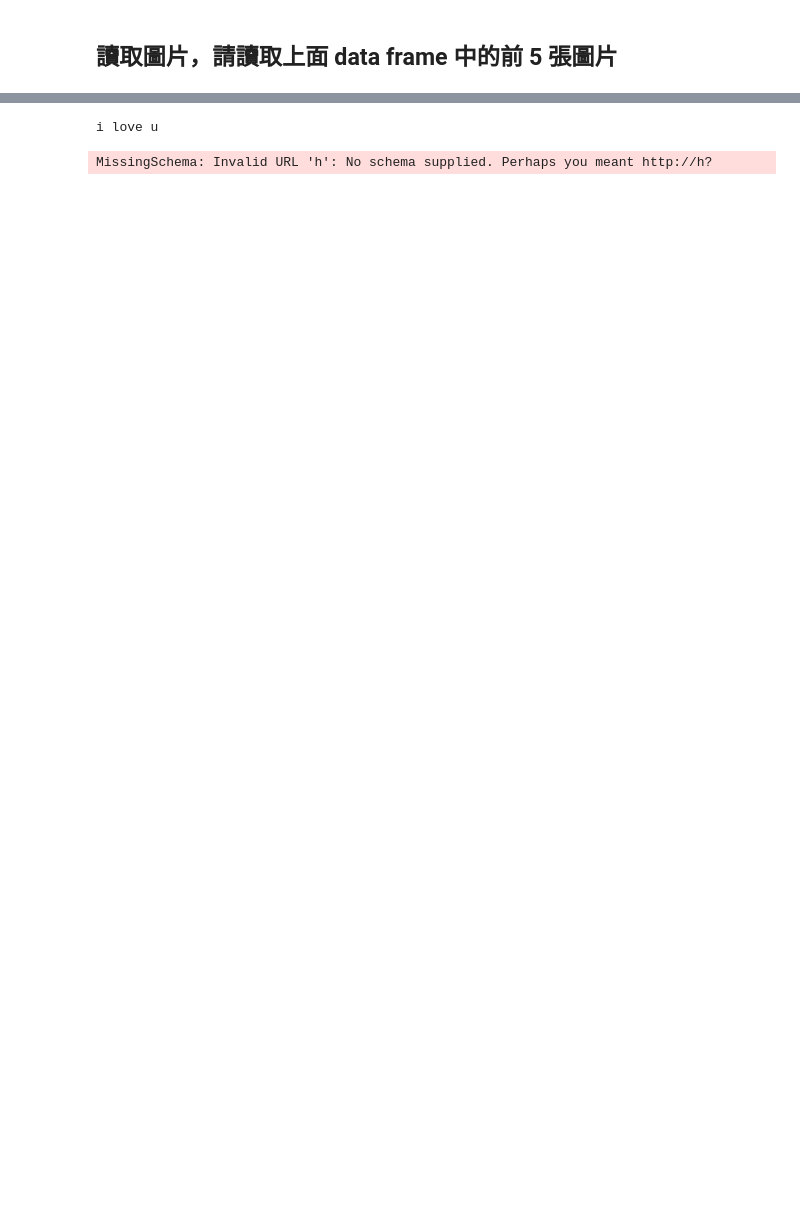
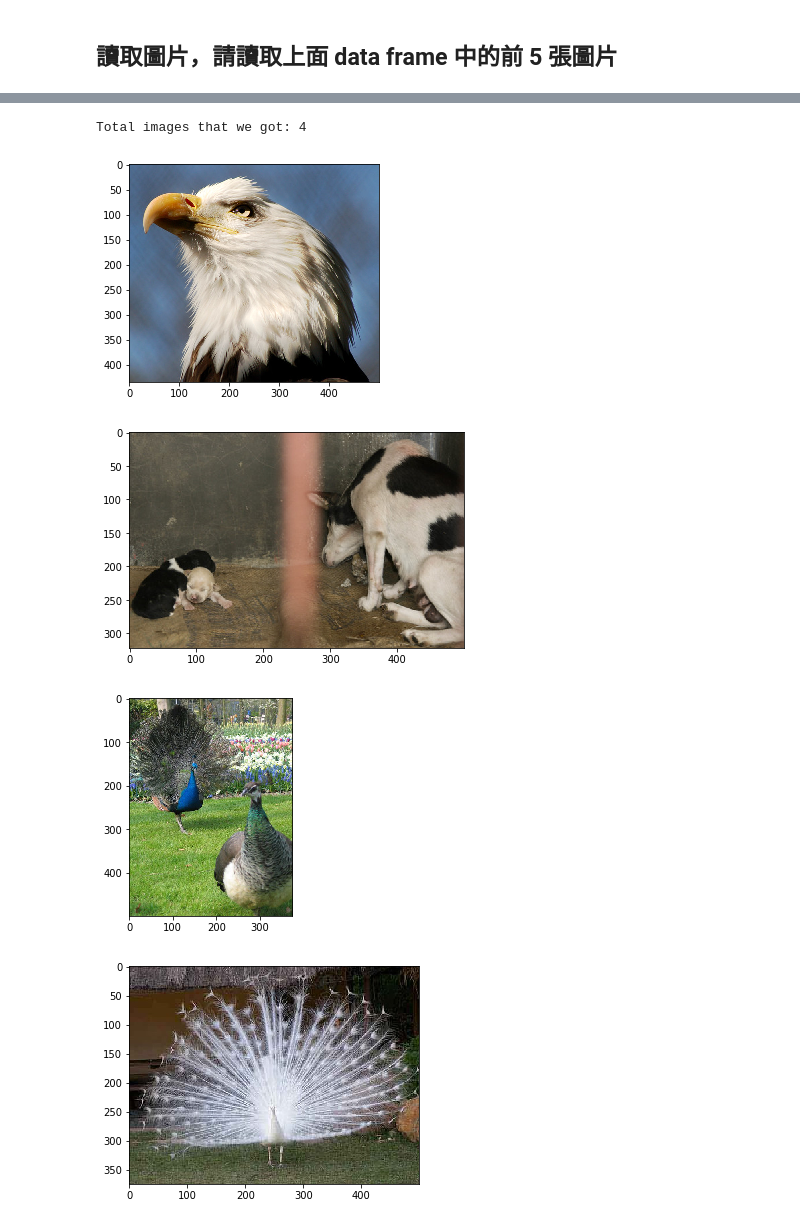
Before and after one commit to claire-100/4th-ML100Days, a Jupyter notebook: Day_005-2_HW.ipynb, the cells around one changed output, grey strips where cells are left out. Saved outputs shown, nothing was run; the diff lists cells and outputs as text; code cells hidden in the pictures; blank space fills up the shorter version.

```diff
--- a/Day_005-2_HW.ipynb
+++ b/Day_005-2_HW.ipynb
@@ -119,39 +128,29 @@ KeyError: 1
 # %%
 def img2arr_fromURLs(url_list, resize = False):
-    print('i love u')
-    """
-    請完成這個 Function
-    Args
-        - url_list: list of URLs
-        - resize: bool
-    Return
-        - list of array
-    """
-    img_list=[]
+    img_list=[] ##建立一個list
 
     for a in url_list:
-        response = requests.get(a) #hello
-        print(response)
-
-#         img = Image.open(BytesIO(response.content))
-
-#         img=np.array(img)
-#         plt.imshow(img)
-#         plt.show()
-
-#         img_list=append(img)
-
+        response = requests.get(a)
+        try:
+            img = Image.open(BytesIO(response.content))
+            if resize:
+                img=img.resize((256,256)) # 假如resize =True，就先統一到256*256
+            img=np.array(img)
+            img_list.append(img)
+        except:
+            pass
 
     return img_list
 # %%
-# result = img2arr_fromURLs(df[0:5][1].values)
-
-result = img2arr_fromURLs(df.loc[0][1])
+result = img2arr_fromURLs(df[0:5][1].values)
 print("Total images that we got: %i " % len(result)) # 如果不等於 5, 代表有些連結失效囉
 
 for im_get in result:
     plt.imshow(im_get)
     plt.show()
 # %% [output]
-i love u
+Total images that we got: 4
-MissingSchema: Invalid URL 'h': No schema supplied. Perhaps you meant http://h?
+[figure, added]
+[figure, added]
+[figure, added]
+[figure, added]
```
Also changed, not shown: parts of 6 cells of this notebook.
